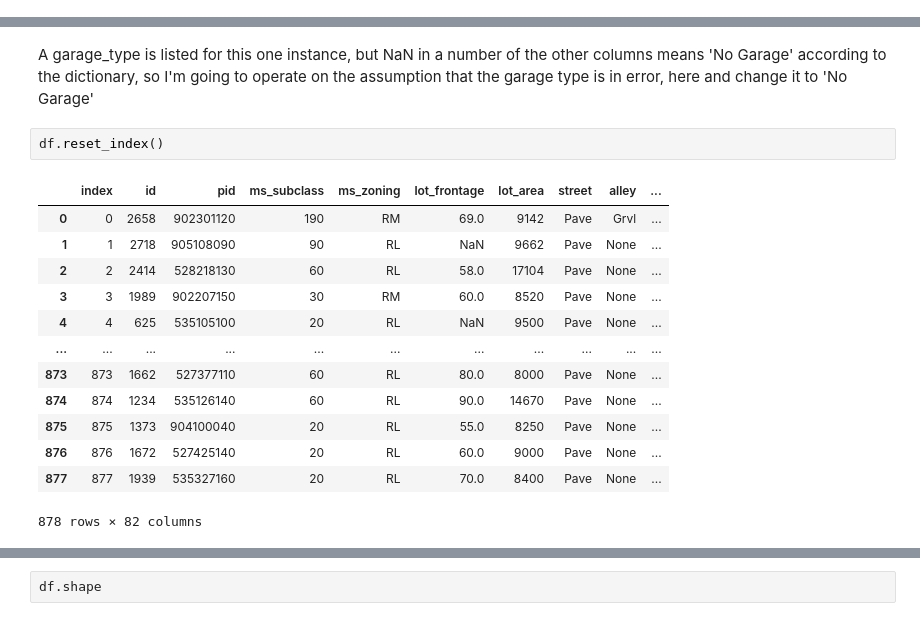
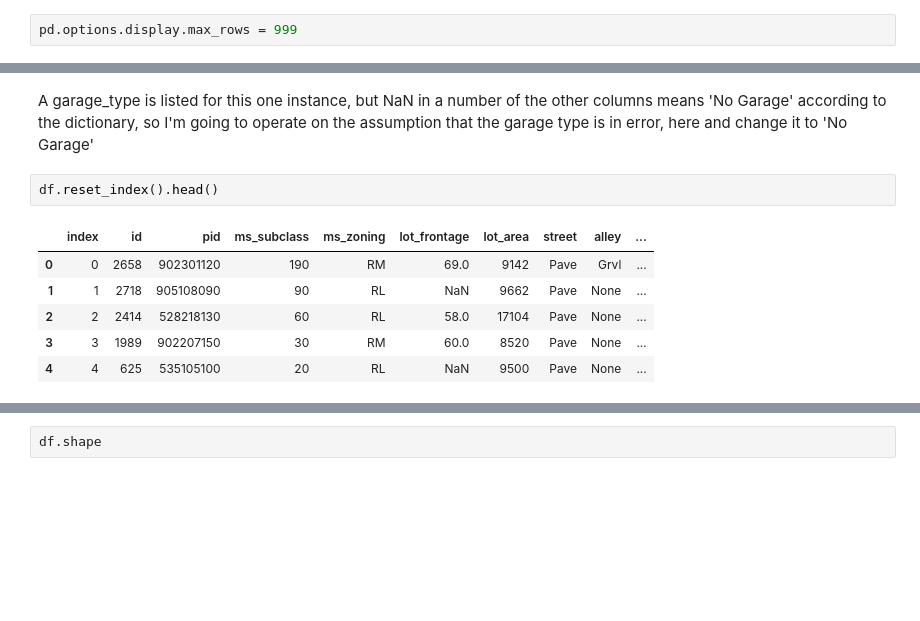
Before and after one commit to lmdunn/ameshousing, a Jupyter notebook: 03_prepping_test-csv_pt1_Proj-2.ipynb, the cells around one changed output, grey strips where cells are left out. Drawn from its saved outputs; the diff is of its cells as text; blank space fills up the shorter version.

```diff
--- a/03_prepping_test-csv_pt1_Proj-2.ipynb
+++ b/03_prepping_test-csv_pt1_Proj-2.ipynb
@@ -24,3 +26,5 @@ Name: saleprice, dtype: int64
+# %%
+pd.options.display.max_rows = 999
 # %%
 df.isnull().sum()
 # %% [output]
@@ -375,21 +383,14 @@ df[(df['garage_yr_blt'].isnull()) & (df['garage_type'].notnull())][garage_list]
 # %% [markdown]
 A garage_type is listed for this one instance, but NaN in a number of the other columns means 'No Garage' according to the dictionary, so I'm going to operate on the assumption that the garage type is in error, here and change it to 'No Garage'
 # %%
-df.reset_index()
+df.reset_index().head()
 # %% [output]
 |  | index | id | pid | ms_subclass | ms_zoning | lot_frontage | lot_area | street | alley | ... |
 | 0 | 0 | 2658 | 902301120 | 190 | RM | 69.0 | 9142 | Pave | Grvl | ... |
 | 1 | 1 | 2718 | 905108090 | 90 | RL | NaN | 9662 | Pave | None | ... |
 | 2 | 2 | 2414 | 528218130 | 60 | RL | 58.0 | 17104 | Pave | None | ... |
 | 3 | 3 | 1989 | 902207150 | 30 | RM | 60.0 | 8520 | Pave | None | ... |
 | 4 | 4 | 625 | 535105100 | 20 | RL | NaN | 9500 | Pave | None | ... |
-| ... | ... | ... | ... | ... | ... | ... | ... | ... | ... | ... |
-| 873 | 873 | 1662 | 527377110 | 60 | RL | 80.0 | 8000 | Pave | None | ... |
-| 874 | 874 | 1234 | 535126140 | 60 | RL | 90.0 | 14670 | Pave | None | ... |
-| 875 | 875 | 1373 | 904100040 | 20 | RL | 55.0 | 8250 | Pave | None | ... |
-| 876 | 876 | 1672 | 527425140 | 20 | RL | 60.0 | 9000 | Pave | None | ... |
-| 877 | 877 | 1939 | 535327160 | 20 | RL | 70.0 | 8400 | Pave | None | ... |
-878 rows × 82 columns
 # %%
 garage_index = df[(df['garage_yr_blt'].isnull()) & (df['garage_type'].notnull())].index
 
```
Also changed, not shown: parts of 41 cells of this notebook, 17 other files.
